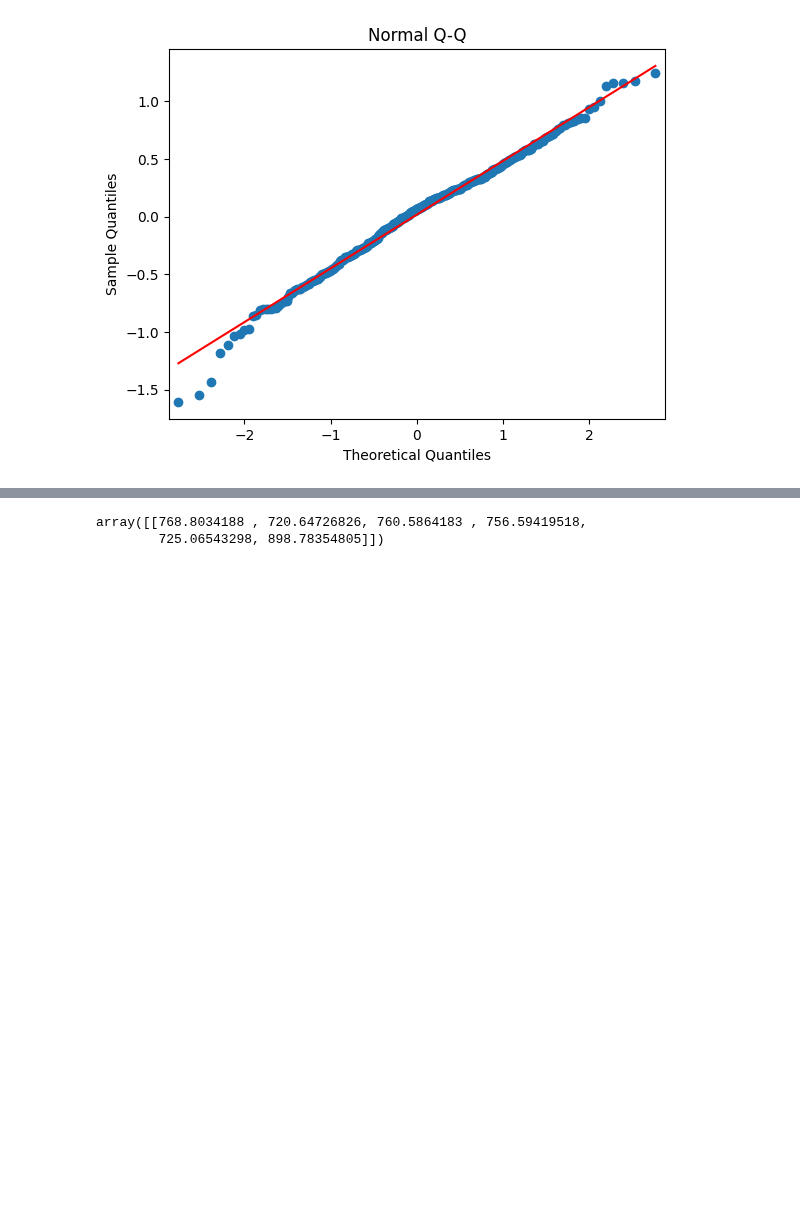
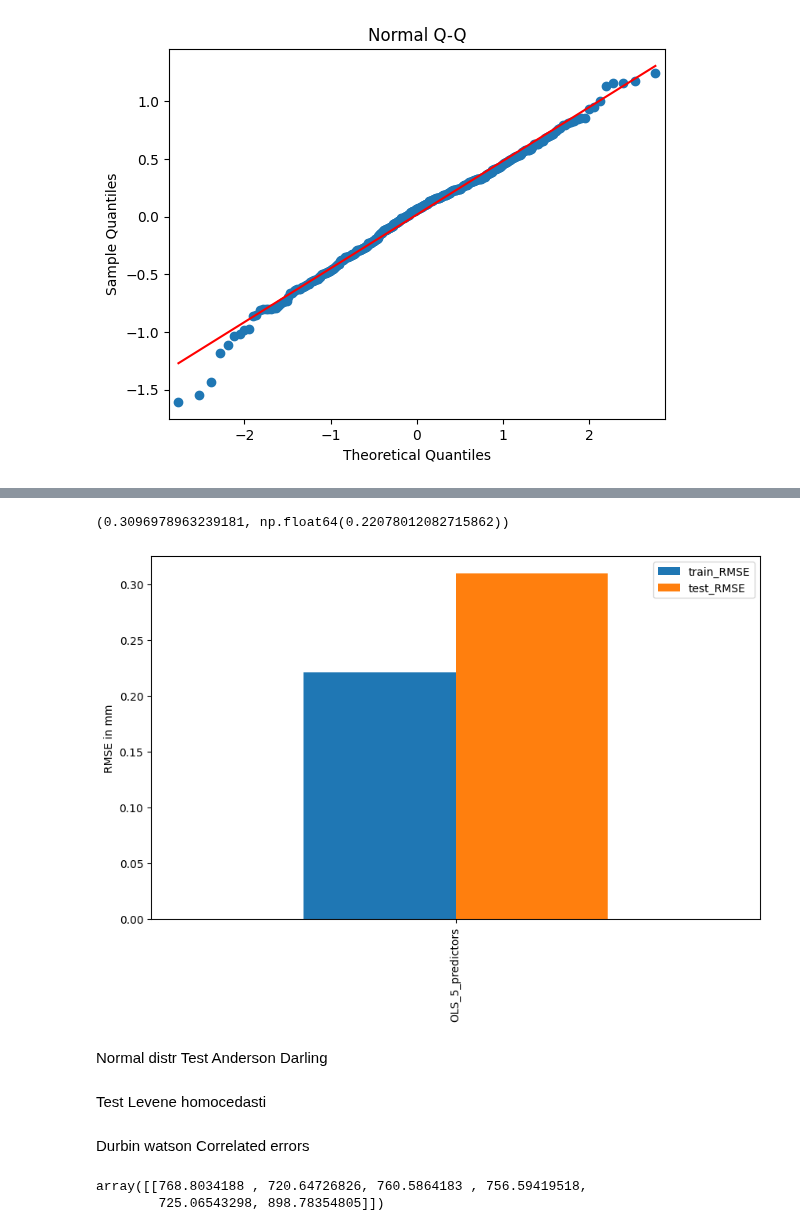
Before and after one commit to 318281029SBH/Escuela, a Jupyter notebook: GWeatherLinearRegression.ipynb, the cells around one changed output, grey strips where cells are left out. Cells and saved outputs as stored; diff of their text form; code cells hidden in the pictures; blank space fills up the shorter version.

```diff
--- a/GWeatherLinearRegression.ipynb
+++ b/GWeatherLinearRegression.ipynb
@@ -466,0 +364,29 @@ y_train.shape
+# %%
+test_rmse=mean_squared_error(y_test, pred)
+# %%
+test_rmse,results_a.mse_resid
+# %% [output]
+(0.3096978963239181, np.float64(0.22078012082715862))
+# %%
+model_outcome = {}
+model_outcome["OLS_5_predictors"] = {
+    "model": model_a,
+    "results": results_a,
+    "rmse": pd.DataFrame.from_dict({"name": pd.Index(["OLS_5_predictors"]), "train_RMSE": results_a.mse_resid, "test_RMSE": test_rmse})
+}
+# %%
+rmses=pd.DataFrame(model_outcome['OLS_5_predictors']['rmse'])
+# %%
+_, ax = plt.subplots(figsize=(10,6))
+rmses.plot(kind="bar", x="name", ax=ax)
+ax.set_xlabel("")
+ax.set_ylabel("RMSE in mm")
+plt.show()
+# %% [output]
+[figure, added]
+# %% [markdown]
+Normal distr Test Anderson Darling
+# %% [markdown]
+Test Levene homocedasti
+# %% [markdown]
+Durbin watson Correlated errors
```
Also changed, not shown: parts of 32 cells of this notebook.
